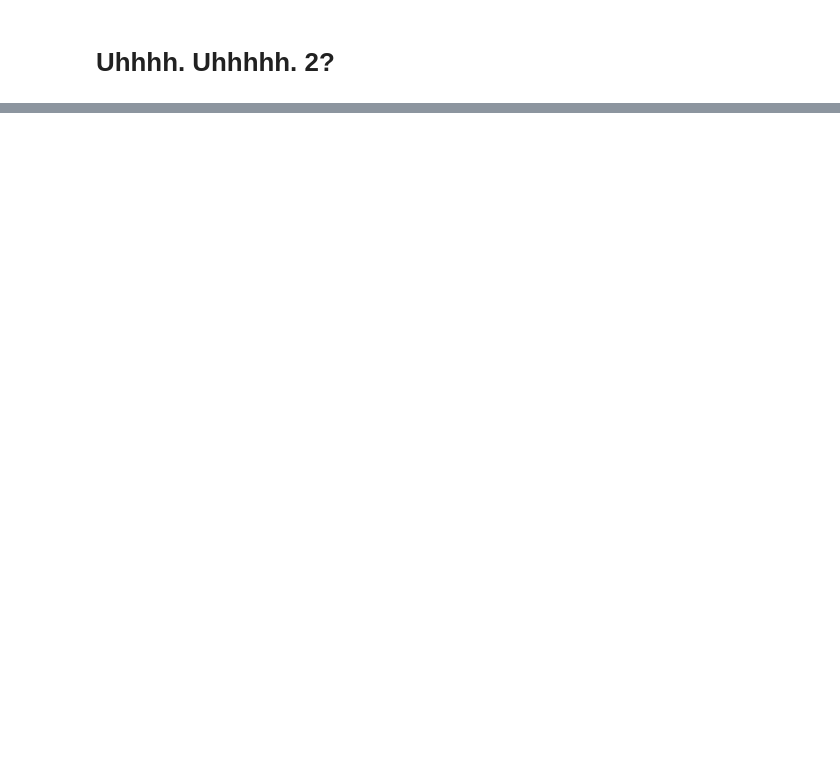
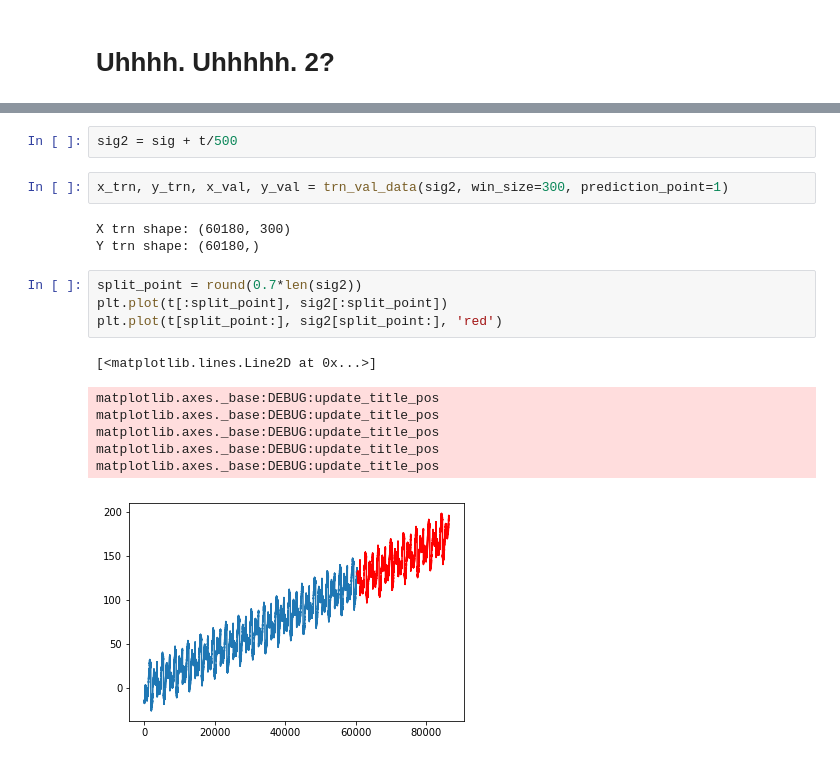
Before and after one commit to krbnite/krbnite.github.io, a Jupyter notebook: _notebooks/Next-Point-Forecast-with-RF.ipynb, the cells around one changed output, grey strips where cells are left out. Cells and saved outputs as stored; diff of their text form; blank space fills up the shorter version.

```diff
--- a/_notebooks/Next-Point-Forecast-with-RF.ipynb
+++ b/_notebooks/Next-Point-Forecast-with-RF.ipynb
@@ -517,0 +573,19 @@ now, or a less noisy 10-30 second avg 10mins from now...?
+# %%
+sig2 = sig + t/500
+# %%
+x_trn, y_trn, x_val, y_val = trn_val_data(sig2, win_size=300, prediction_point=1)
+# %% [output]
+X trn shape: (60180, 300)
+Y trn shape: (60180,)
+# %%
+split_point = round(0.7*len(sig2))
+plt.plot(t[:split_point], sig2[:split_point])
+plt.plot(t[split_point:], sig2[split_point:], 'red')
+# %% [output]
+[<matplotlib.lines.Line2D at 0x...>]
+matplotlib.axes._base:DEBUG:update_title_pos
+matplotlib.axes._base:DEBUG:update_title_pos
+matplotlib.axes._base:DEBUG:update_title_pos
+matplotlib.axes._base:DEBUG:update_title_pos
+matplotlib.axes._base:DEBUG:update_title_pos
+[figure, added]
```
Also changed, not shown: parts of 99 cells of this notebook.
